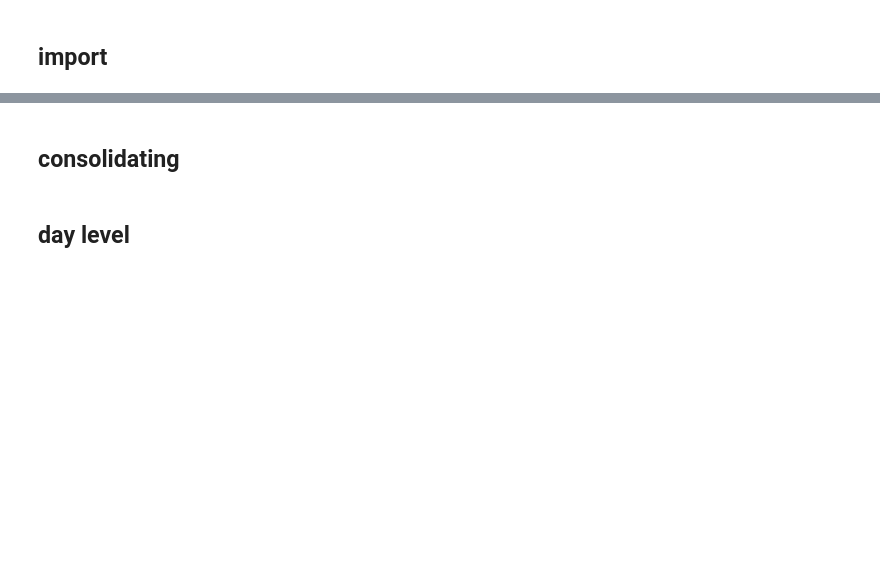
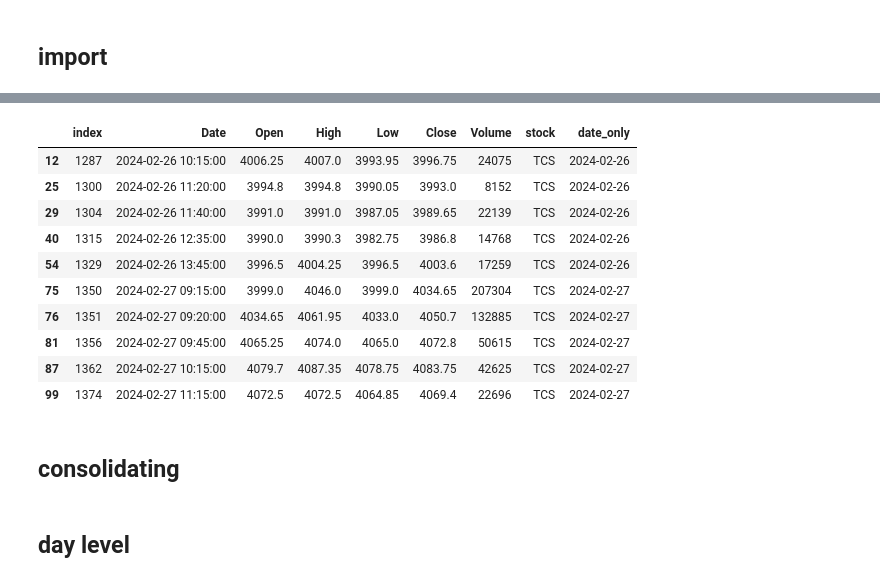
Before and after one commit to Madcodex/stock_automata, a Jupyter notebook: notebook/consoldation.ipynb, the cells around one changed output, grey strips where cells are left out. Drawn from its saved outputs; the diff is of its cells as text; code cells hidden in the pictures; blank space fills up the shorter version.

```diff
--- a/notebook/consoldation.ipynb
+++ b/notebook/consoldation.ipynb
@@ -97,0 +216,42 @@ df_all = df_all[(df_all['Close'] > 100) &(df_all['Close'] < 5000) ]
+# %%
+import pandas as pd
+
+import pandas as pd
+
+def find_consolidations_and_breakouts(df, consolidation_candles=10, breakout_candle=1, consolidation_range_pct=2.0):
+    consolidation_ranges = []
+    breakouts = []
+
+    # Iterate over the DataFrame
+    for i in range(len(df) - (consolidation_candles + breakout_candle - 1)):
+        # Define the window for the current consolidation check
+        window = df.iloc[i:i+consolidation_candles]
+        max_high = window['High'].max()
+        min_low = window['Low'].min()
+
+        # Calculate the consolidation range as a percentage
+        consolidation_range = (max_high - min_low) / min_low * 100
+
+        # Check if the consolidation range is within the specified percentage
+        if consolidation_range <= consolidation_range_pct:
+            # Check if the next candle after the consolidation window is a breakout
+            next_candle = df.iloc[i+consolidation_candles]
+            if next_candle['Close'] > max_high or next_candle['Close'] < min_low:
+                # We have a breakout
+                breakouts.append(i + consolidation_candles)
+                consolidation_ranges.append((i, max_high, min_low))
+
+    return consolidation_ranges, breakouts
+
+# Assume `df` is your DataFrame with the OHLC data
+
+df = df_tcs.copy()
+df = df.query("date_only >= '2024-02-26'").reset_index()
+# Assume `df` is your DataFrame with the OHLC data
+consolidation_ranges, breakouts = find_consolidations_and_breakouts(df)
+
+# Now, you can print the results or add markers to a plot to indicate where the consolidations and breakouts occurred
+print("Consolidation Ranges (Start Index, Max High, Min Low):")
+print(consolidation_ranges)
+print("\nBreakouts (Index):")
+print(breakouts)
@@ -98,3 +264,18 @@ df_all = df_all[(df_all['Close'] > 100) &(df_all['Close'] < 5000) ]
+# %%
+# filter index based on the breakouts
+df.iloc[breakouts]
+# %% [output]
+|  | index | Date | Open | High | Low | Close | Volume | stock | date_only |
+| 12 | 1287 | 2024-02-26 10:15:00 | 4006.25 | 4007.0 | 3993.95 | 3996.75 | 24075 | TCS | 2024-02-26 |
+| 25 | 1300 | 2024-02-26 11:20:00 | 3994.8 | 3994.8 | 3990.05 | 3993.0 | 8152 | TCS | 2024-02-26 |
+| 29 | 1304 | 2024-02-26 11:40:00 | 3991.0 | 3991.0 | 3987.05 | 3989.65 | 22139 | TCS | 2024-02-26 |
+| 40 | 1315 | 2024-02-26 12:35:00 | 3990.0 | 3990.3 | 3982.75 | 3986.8 | 14768 | TCS | 2024-02-26 |
+| 54 | 1329 | 2024-02-26 13:45:00 | 3996.5 | 4004.25 | 3996.5 | 4003.6 | 17259 | TCS | 2024-02-26 |
+| 75 | 1350 | 2024-02-27 09:15:00 | 3999.0 | 4046.0 | 3999.0 | 4034.65 | 207304 | TCS | 2024-02-27 |
+| 76 | 1351 | 2024-02-27 09:20:00 | 4034.65 | 4061.95 | 4033.0 | 4050.7 | 132885 | TCS | 2024-02-27 |
+| 81 | 1356 | 2024-02-27 09:45:00 | 4065.25 | 4074.0 | 4065.0 | 4072.8 | 50615 | TCS | 2024-02-27 |
+| 87 | 1362 | 2024-02-27 10:15:00 | 4079.7 | 4087.35 | 4078.75 | 4083.75 | 42625 | TCS | 2024-02-27 |
+| 99 | 1374 | 2024-02-27 11:15:00 | 4072.5 | 4072.5 | 4064.85 | 4069.4 | 22696 | TCS | 2024-02-27 |
 # %% [markdown]
 ## consolidating
 # %%
```
Also changed, not shown: parts of 24 cells of this notebook, 52 other files.
